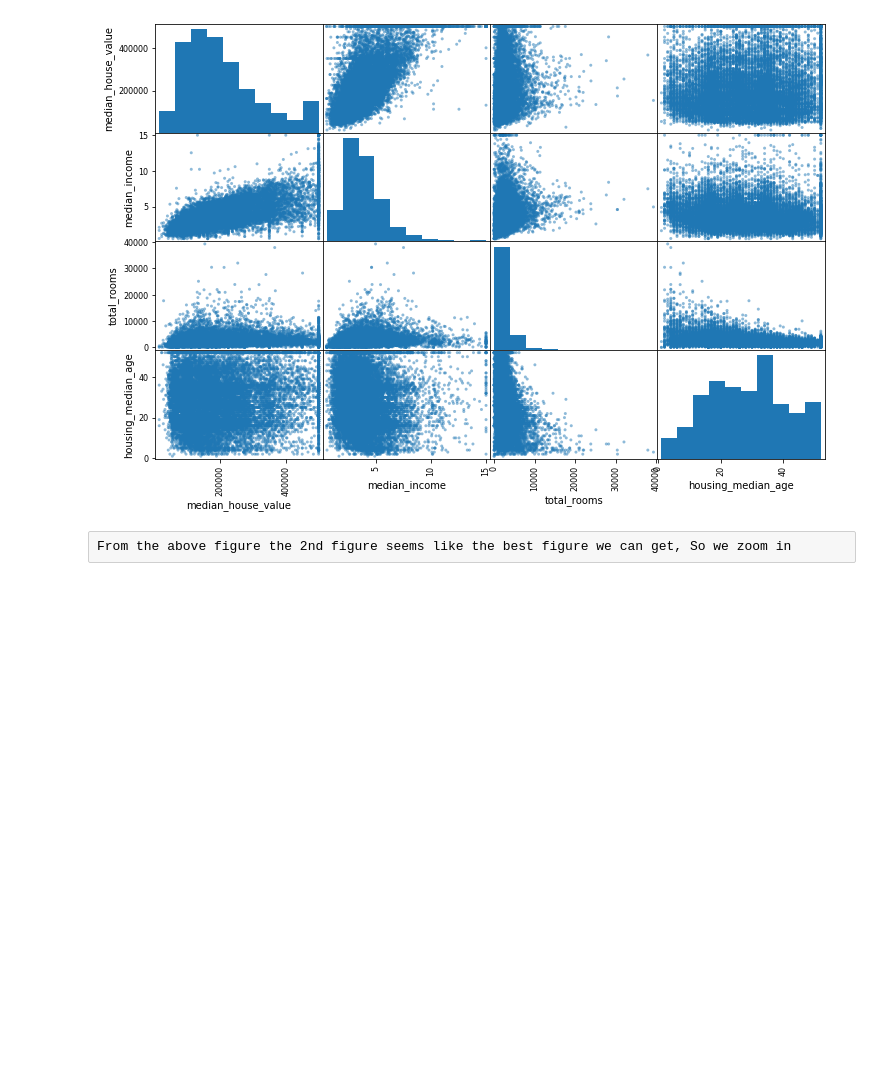
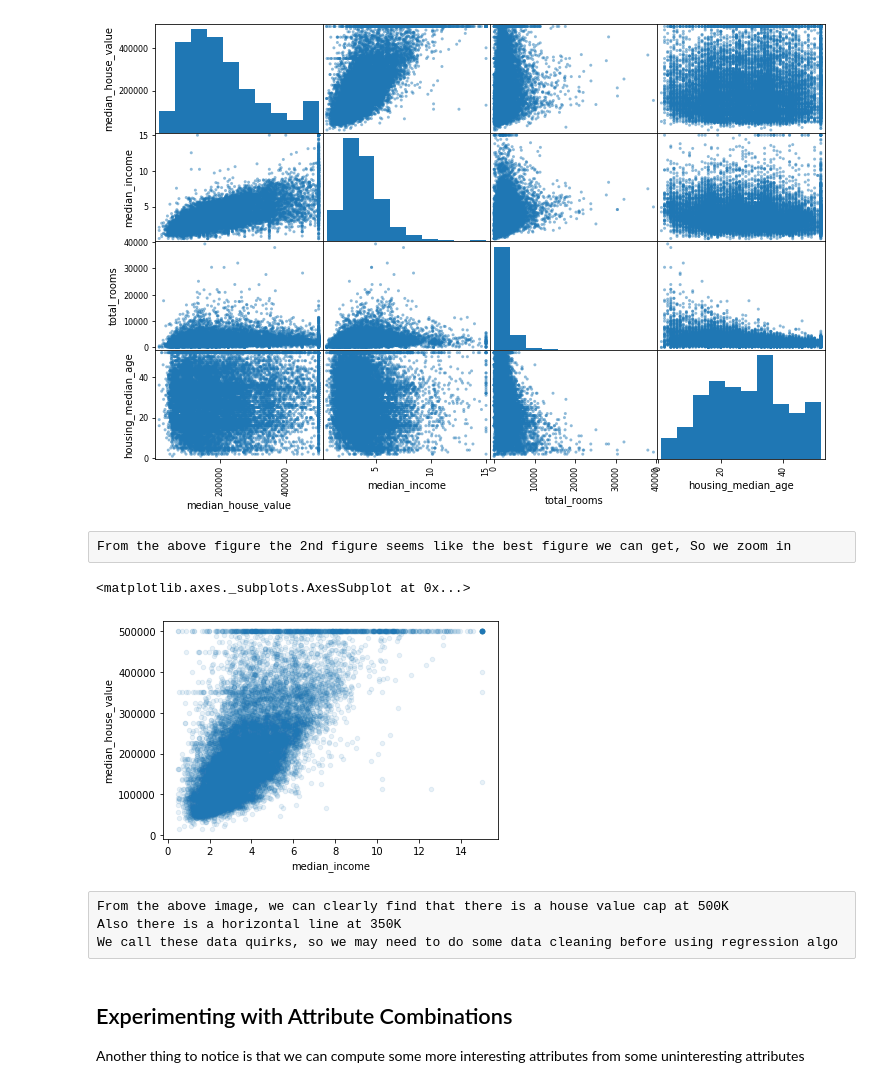
Before and after one commit to Nicholas-c123/notebook, a Jupyter notebook: chapter2.ipynb, the cells around one changed output. Cells and saved outputs as stored; diff of their text form; code cells hidden in the pictures; blank space fills up the shorter version.

Commit message:
Do some data cleaning

```diff
--- a/chapter2.ipynb
+++ b/chapter2.ipynb
@@ -196,3 +196,16 @@ array([[<matplotlib.axes._subplots.AxesSubplot object at 0x...>,
 [figure]
 # %% [raw]
 From the above figure the 2nd figure seems like the best figure we can get, So we zoom in
+# %%
+housing.plot(kind="scatter", x="median_income", y="median_house_value",
+             alpha=0.1)
+# %% [output]
+<matplotlib.axes._subplots.AxesSubplot at 0x...>
+[figure, added]
+# %% [raw]
+From the above image, we can clearly find that there is a house value cap at 500K
+Also there is a horizontal line at 350K
+We call these data quirks, so we may need to do some data cleaning before using regression algo
+# %% [markdown]
+## Experimenting with Attribute Combinations
+Another thing to notice is that we can compute some more interesting attributes from some uninteresting attributes
```
Also changed, not shown: parts of 9 cells of this notebook.
